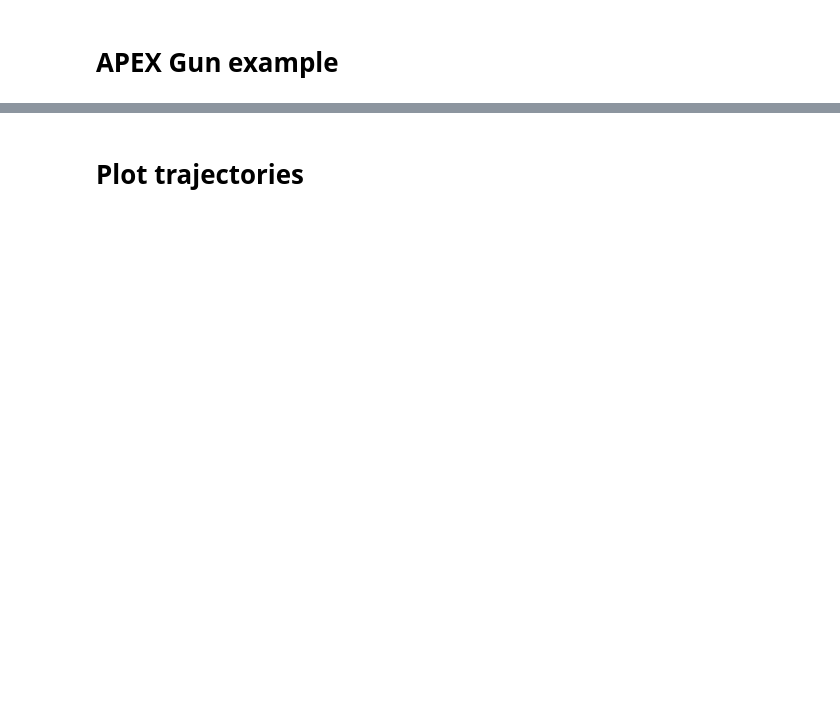
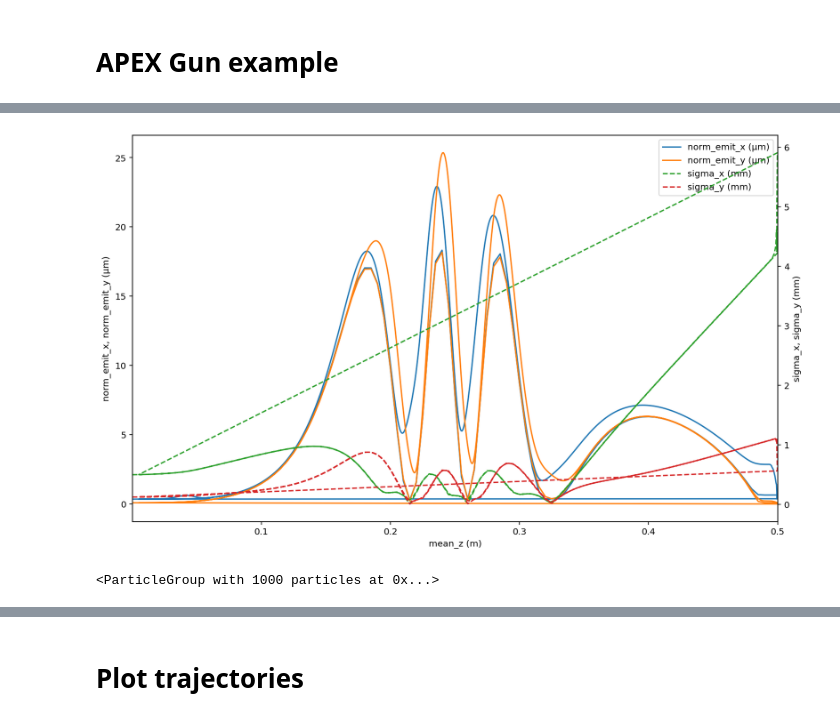
Before and after one commit to ColwynGulliford/lume-gpt, a Jupyter notebook: examples/apex_gun_example.ipynb, the cells around one changed output, grey strips where cells are left out. Saved outputs shown, nothing was run; the diff lists cells and outputs as text; code cells hidden in the pictures; blank space fills up the shorter version.

```diff
--- a/examples/apex_gun_example.ipynb
+++ b/examples/apex_gun_example.ipynb
@@ -72,3 +58,11 @@ G.initial_particles
+# %%
+G.plot(y=['norm_emit_x', 'norm_emit_y'], y2=['sigma_x', 'sigma_y'])
+# %% [output]
+[figure, added]
+# %%
+G.particles[-1]
+# %% [output]
+<ParticleGroup with 1000 particles at 0x...>
 # %%
 import numpy as np
 
```
Also changed, not shown: parts of 16 cells of this notebook, 2 other files.
